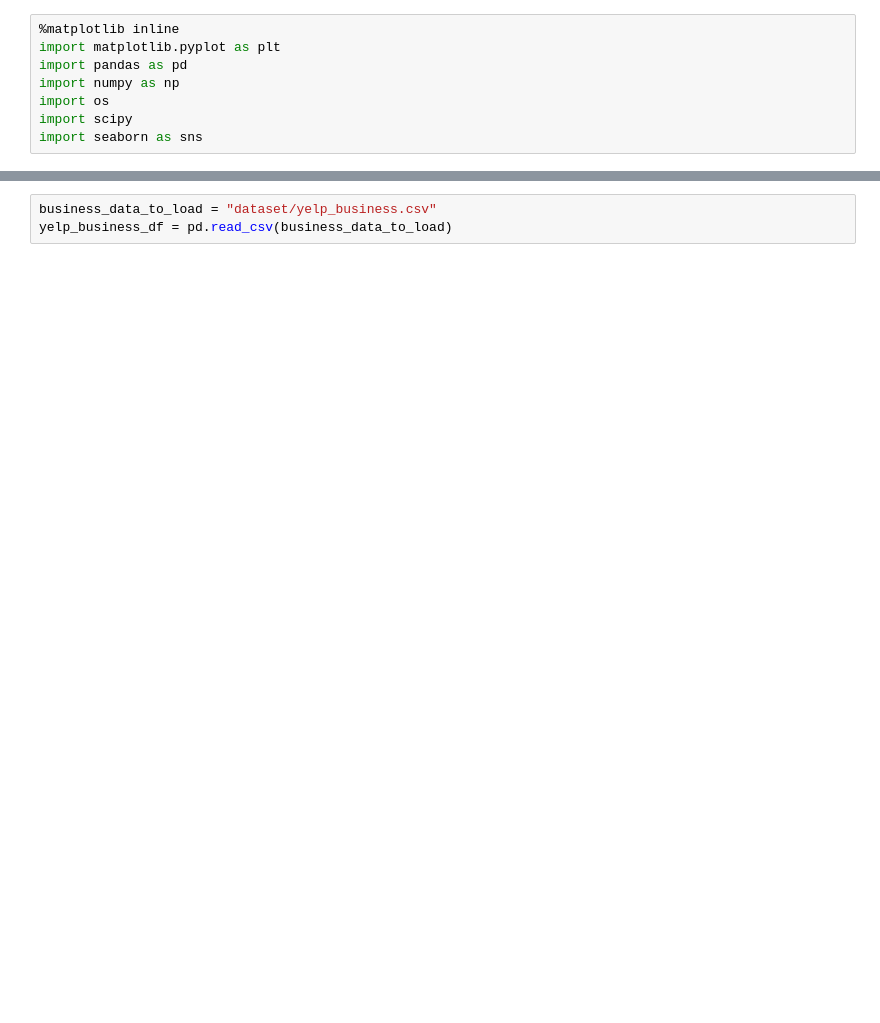
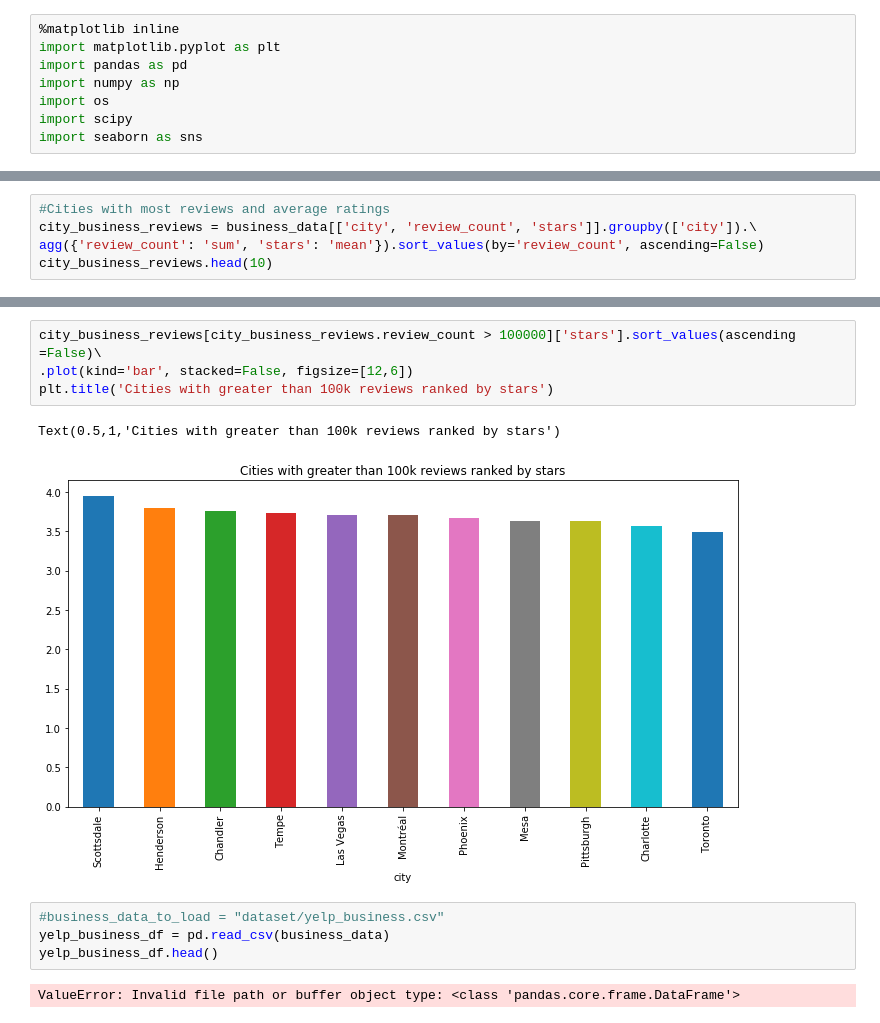
Before and after one commit to LCalso/Calso_Project1_Yelp-Star-Rating, a Jupyter notebook: Calso_Project1_Yelp.ipynb, the cells around one changed output, grey strips where cells are left out. Drawn from its saved outputs; the diff is of its cells as text; blank space fills up the shorter version.

```diff
--- a/Calso_Project1_Yelp.ipynb
+++ b/Calso_Project1_Yelp.ipynb
@@ -8,0 +83,5 @@ import seaborn as sns
+# %%
+#Cities with most reviews and average ratings
+city_business_reviews = business_data[['city', 'review_count', 'stars']].groupby(['city']).\
+agg({'review_count': 'sum', 'stars': 'mean'}).sort_values(by='review_count', ascending=False)
+city_business_reviews.head(10)
@@ -9,3 +101,13 @@ import seaborn as sns
+# %%
+city_business_reviews[city_business_reviews.review_count > 100000]['stars'].sort_values(ascending =False)\
+.plot(kind='bar', stacked=False, figsize=[12,6])
+plt.title('Cities with greater than 100k reviews ranked by stars')
+# %% [output]
+Text(0.5,1,'Cities with greater than 100k reviews ranked by stars')
+[figure, added]
 # %%
-business_data_to_load = "dataset/yelp_business.csv"
-yelp_business_df = pd.read_csv(business_data_to_load)
+#business_data_to_load = "dataset/yelp_business.csv"
+yelp_business_df = pd.read_csv(business_data)
+yelp_business_df.head()
+# %% [output]
+ValueError: Invalid file path or buffer object type: <class 'pandas.core.frame.DataFrame'>
```
Also changed, not shown: parts of 10 cells of this notebook.
